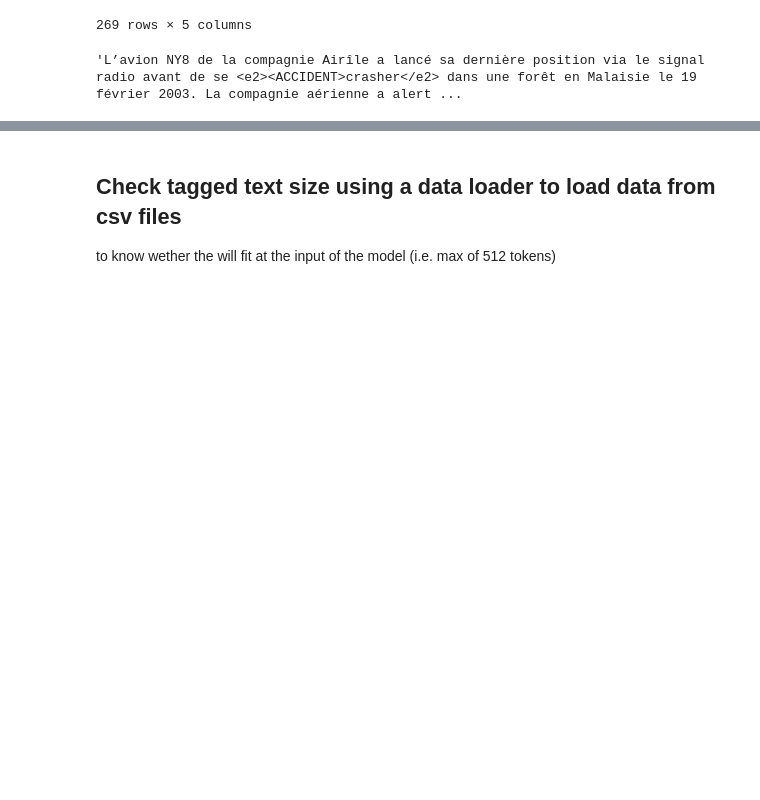
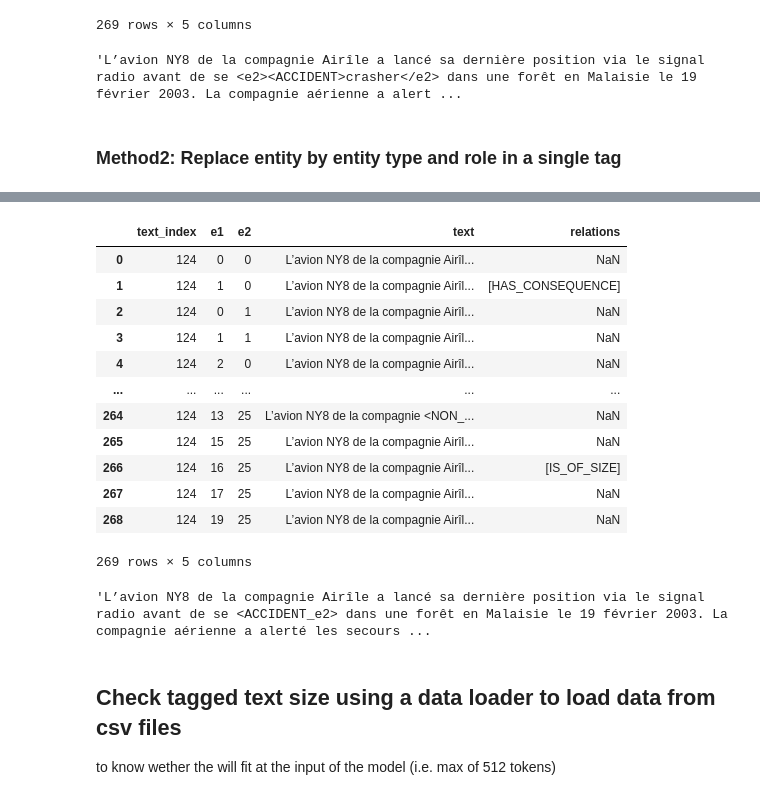
Before and after one commit to lengocluyen/relation_extraction_textmine25, a Jupyter notebook: defi_textmine_2025/eda.ipynb, the cells around one changed output, grey strips where cells are left out. Cells and saved outputs as stored; diff of their text form; code cells hidden in the pictures; blank space fills up the shorter version.

```diff
--- a/defi_textmine_2025/eda.ipynb
+++ b/defi_textmine_2025/eda.ipynb
@@ -1008,5 +1052,5 @@ excluded_entity_pairs[:3]
 # %%
-generated_data_dir_path = os.path.join(INTERIM_DIR, "multilabel_tagged_text_dataset")
+generated_data_dir_path = os.path.join(INTERIM_DIR, "entity_role_n_type_tagged_text_dataset")
 # assert not os.path.exists(
 #     generated_data_dir_path
 # ), f"You must delete this folder first {generated_data_dir_path}!"
@@ -1052,3 +1096,34 @@ multilabel_data
 multilabel_data.iloc[1].text
 # %% [output]
 'L’avion NY8 de la compagnie Airîle a lancé sa dernière position via le signal radio avant de se <e2><ACCIDENT>crasher</e2> dans une forêt en Malaisie le 19 février 2003. La compagnie aérienne a alert ...
+# %% [markdown]
+### Method2: Replace entity by entity type and role in a single tag
+# %%
+generated_data_dir_path = os.path.join(INTERIM_DIR, "entity_mention2type_tagged_text_dataset")
+# assert not os.path.exists(
+#     generated_data_dir_path
+# ), f"You must delete this folder first {generated_data_dir_path}!"
+
+data_generator = Mention2TypeDataGenerator(excluded_entity_pairs=excluded_entity_pairs)
+
+for split_name, clean_df in zip(
+    ["test", "train"],
+    [test_clean_df, labeled_clean_df],
+):
+    dest_dir_path = os.path.join(generated_data_dir_path, split_name)
+    for multilabel_data in (
+        pb := tqdm(
+            # data_generator.generate_row_multilabel_data(clean_df, only_w_relation=True if split_name!="test" else False),
+            data_generator.generate_row_multilabel_data(clean_df, only_w_relation=False),
+            total=clean_df.shape[0],
+            desc=f"{dest_dir_path} <- ",
+        )
+    ):
+        text_index = multilabel_data.iloc[0][data_generator.text_index_col]
+        dest_csv_file = os.path.join(dest_dir_path, f"{text_index}.csv")
+        pb.set_description(f"{dest_csv_file} <-")
+        save_data(multilabel_data, dest_csv_file, False)
+        # break
+    # break
+multilabel_data
+# %% [output]
@@ -1055,3 +1131,20 @@ multilabel_data.iloc[1].text
+|  | text_index | e1 | e2 | text | relations |
+| 0 | 124 | 0 | 0 | L’avion NY8 de la compagnie Airîl... | NaN |
+| 1 | 124 | 1 | 0 | L’avion NY8 de la compagnie Airîl... | [HAS_CONSEQUENCE] |
+| 2 | 124 | 0 | 1 | L’avion NY8 de la compagnie Airîl... | NaN |
+| 3 | 124 | 1 | 1 | L’avion NY8 de la compagnie Airîl... | NaN |
+| 4 | 124 | 2 | 0 | L’avion NY8 de la compagnie Airîl... | NaN |
+| ... | ... | ... | ... | ... | ... |
+| 264 | 124 | 13 | 25 | L’avion NY8 de la compagnie <NON_... | NaN |
+| 265 | 124 | 15 | 25 | L’avion NY8 de la compagnie Airîl... | NaN |
+| 266 | 124 | 16 | 25 | L’avion NY8 de la compagnie Airîl... | [IS_OF_SIZE] |
+| 267 | 124 | 17 | 25 | L’avion NY8 de la compagnie Airîl... | NaN |
+| 268 | 124 | 19 | 25 | L’avion NY8 de la compagnie Airîl... | NaN |
+269 rows × 5 columns
+# %%
+multilabel_data.loc[1]["text"]
+# %% [output]
+'L’avion NY8 de la compagnie Airîle a lancé sa dernière position via le signal radio avant de se <ACCIDENT_e2> dans une forêt en Malaisie le 19 février 2003. La compagnie aérienne a alerté les secours ...
 # %% [markdown]
 ## Check tagged text size using a  data loader to load data from csv files
 
```
Also changed, not shown: parts of 32 cells of this notebook, 1 other file.
